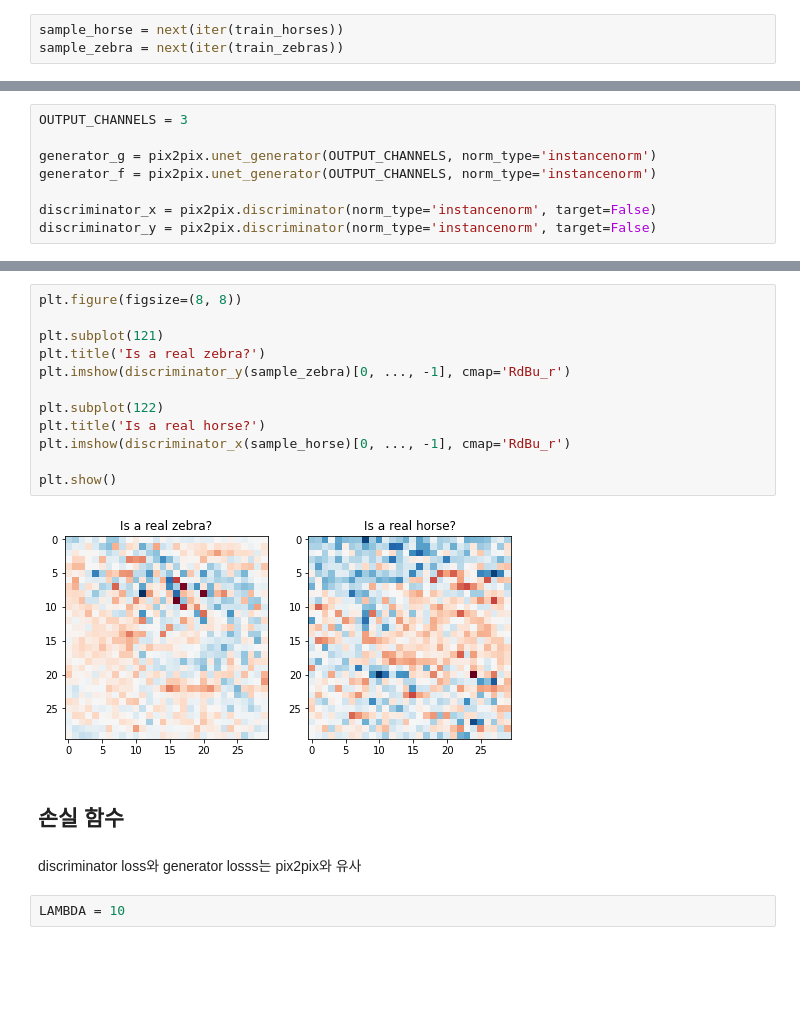
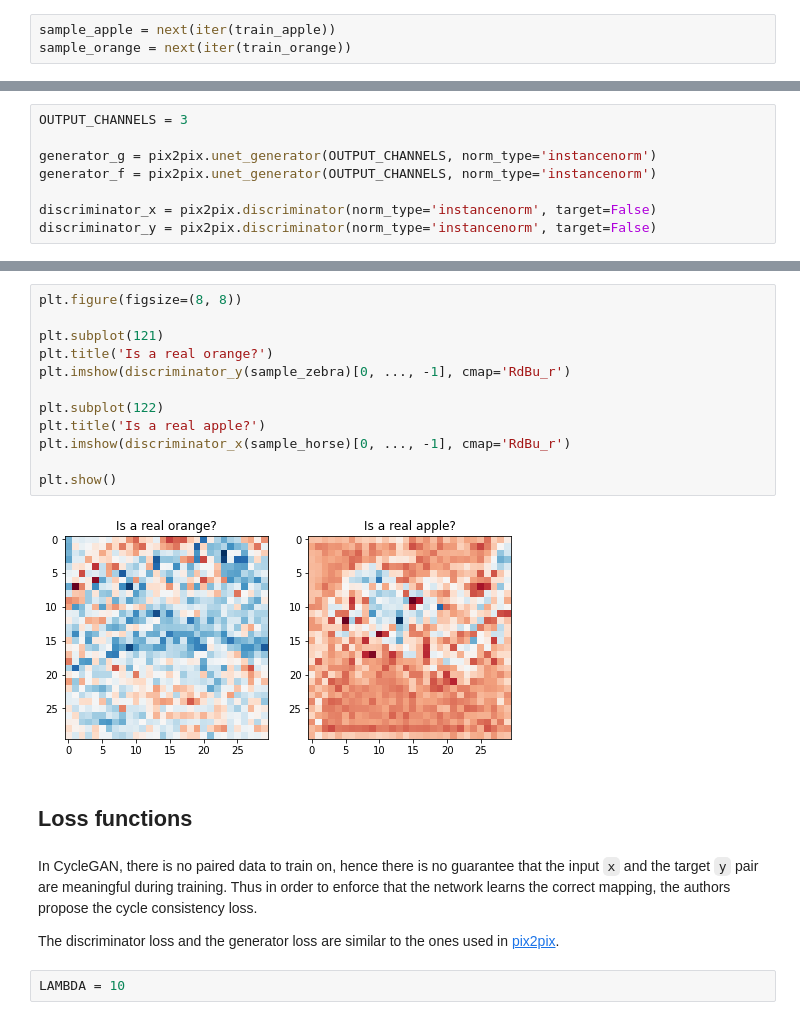
Before and after one commit to dakyommii/python, a Jupyter notebook: site/en/tutorials/generative/cyclegan.ipynb, the cells around one changed output, grey strips where cells are left out. Cells and saved outputs as stored; diff of their text form; blank space fills up the shorter version.

```diff
--- a/site/en/tutorials/generative/cyclegan.ipynb
+++ b/site/en/tutorials/generative/cyclegan.ipynb
@@ -113,7 +97,7 @@ test_zebras = test_zebras.map(
     preprocess_image_test, num_parallel_calls=AUTOTUNE).cache().shuffle(
     BUFFER_SIZE).batch(BATCH_SIZE)
 # %%
-sample_horse = next(iter(train_horses))
-sample_zebra = next(iter(train_zebras))
+sample_apple = next(iter(train_apple))
+sample_orange = next(iter(train_orange))
 # %%
 plt.subplot(121)
@@ -185,21 +171,23 @@ WARNING:matplotlib.image:Clipping input data to the valid range for imshow with
 # %%
 plt.figure(figsize=(8, 8))
 
 plt.subplot(121)
-plt.title('Is a real zebra?')
+plt.title('Is a real orange?')
 plt.imshow(discriminator_y(sample_zebra)[0, ..., -1], cmap='RdBu_r')
 
 plt.subplot(122)
-plt.title('Is a real horse?')
+plt.title('Is a real apple?')
 plt.imshow(discriminator_x(sample_horse)[0, ..., -1], cmap='RdBu_r')
 
 plt.show()
 # %% [output]
-[figure, old version]
+[figure, new version]
-# %% [markdown]
-## 손실 함수
-# %% [markdown]
-discriminator loss와 generator losss는 pix2pix와 유사
+# %% [markdown]
+## Loss functions
+# %% [markdown]
+In CycleGAN, there is no paired data to train on, hence there is no guarantee that the input `x` and the target `y` pair are meaningful during training. Thus in order to enforce that the network learns the correct mapping, the authors propose the cycle consistency loss.
+
+The discriminator loss and the generator loss are similar to the ones used in [pix2pix](https://www.tensorflow.org/tutorials/generative/pix2pix#build_the_generator).
 # %%
 LAMBDA = 10
 # %%
```
Also changed, not shown: parts of 29 cells of this notebook.
